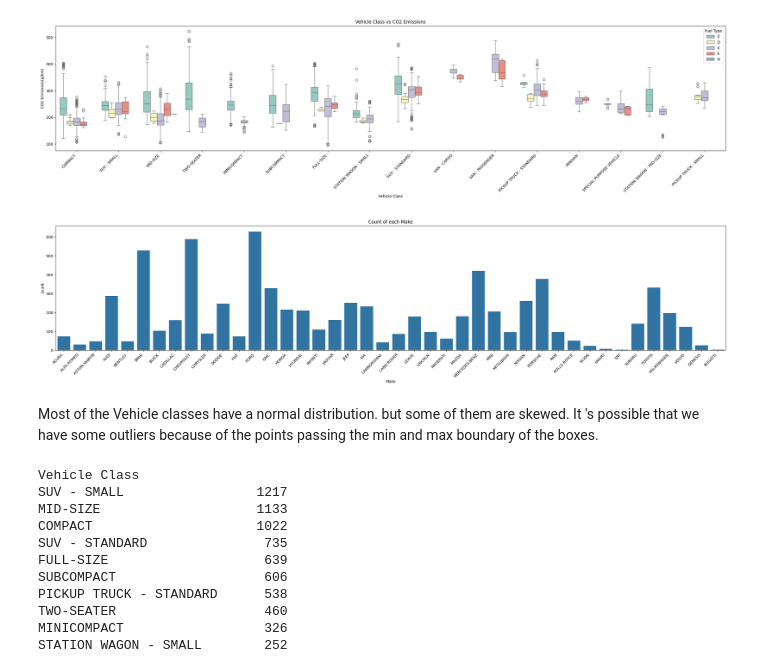
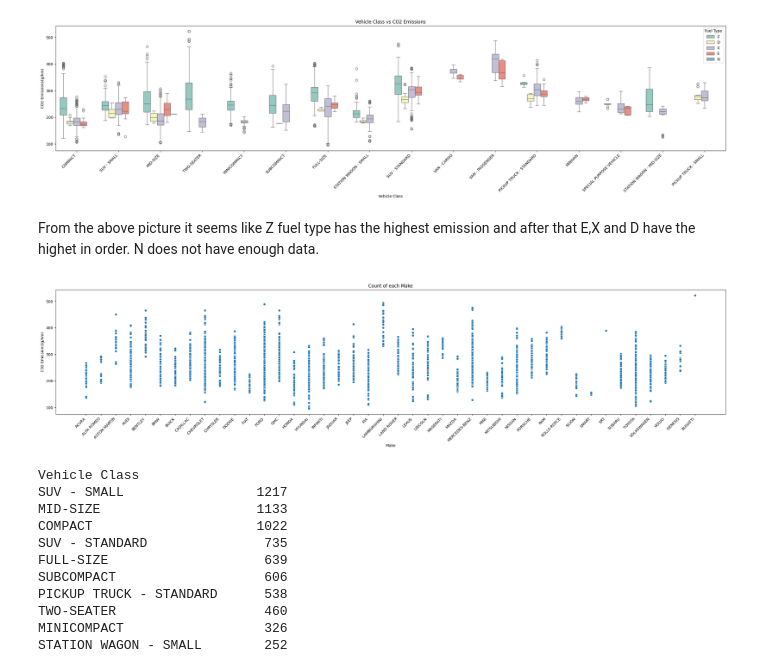
Before and after one commit to Hoseinrajabi1997/co2-emission, a Jupyter notebook: regression-co2-prediction.ipynb, the cells around one changed output. Cells and saved outputs as stored; diff of their text form; code cells hidden in the pictures.

Commit message:
new plots and feature engineering

```diff
--- a/regression-co2-prediction.ipynb
+++ b/regression-co2-prediction.ipynb
@@ -127,16 +127,16 @@ plt.title('Vehicle Class vs CO2 Emissions')
 plt.show()
 # %% [output]
 [figure]
+# %% [markdown]
+From the above picture it seems like Z fuel type has the highest emission and after that E,X and D have the highet in order. N does not have enough data.
 # %%
 plt.figure(figsize=(32, 6))
-ax = sns.countplot(data=df, x='Make')
+ax = sns.scatterplot(data=df, x='Make',y='CO2 Emissions(g/km)')
 plt.title('Count of each Make')
 ax.set_xticklabels(ax.get_xticklabels(), rotation=45, ha="right", fontsize=10)
 plt.show()
 # %% [output]
-[figure, old version]
+[figure, new version]
-# %% [markdown]
-Most of the Vehicle classes have a normal distribution. but some of them are skewed. It 's possible that we have some outliers because of the points passing the min and max boundary of the boxes.
 # %%
 from sklearn.preprocessing import OneHotEncoder
 
```
